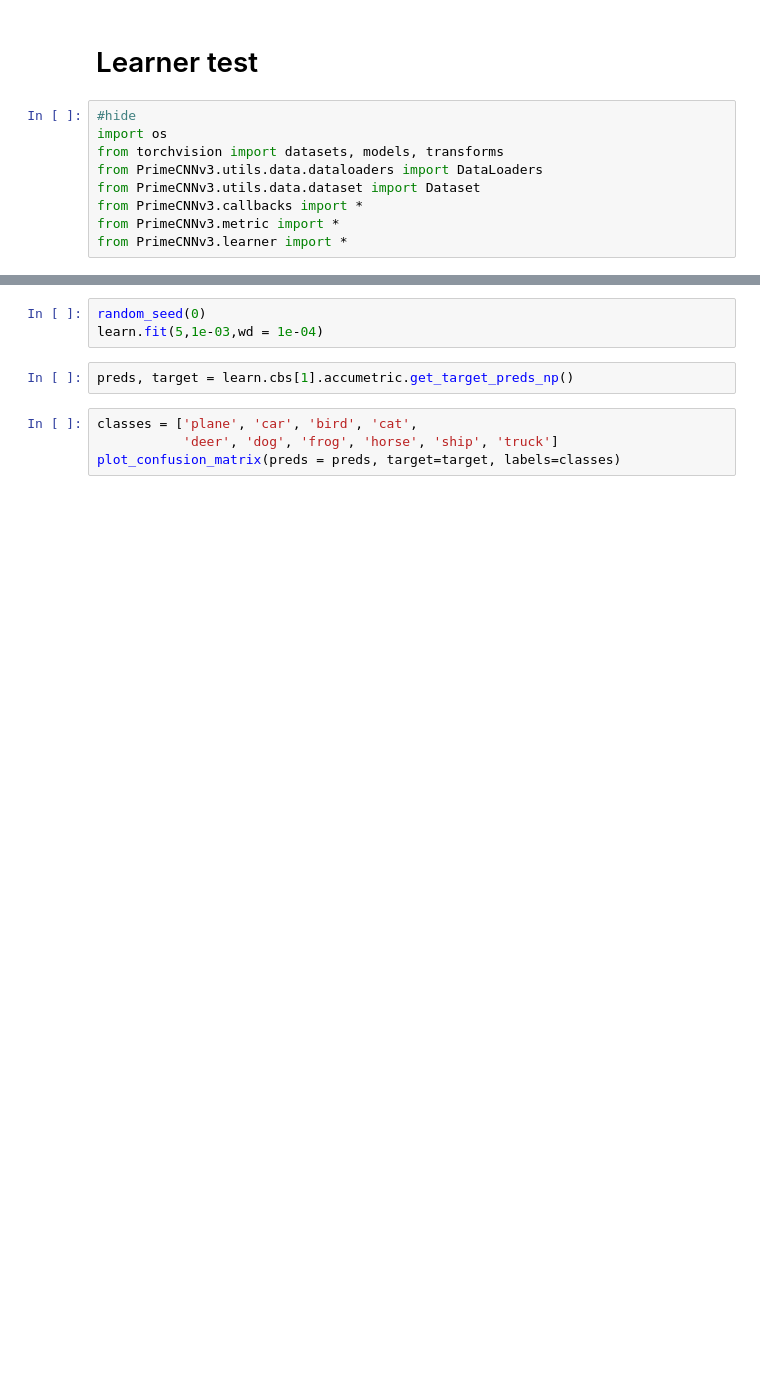
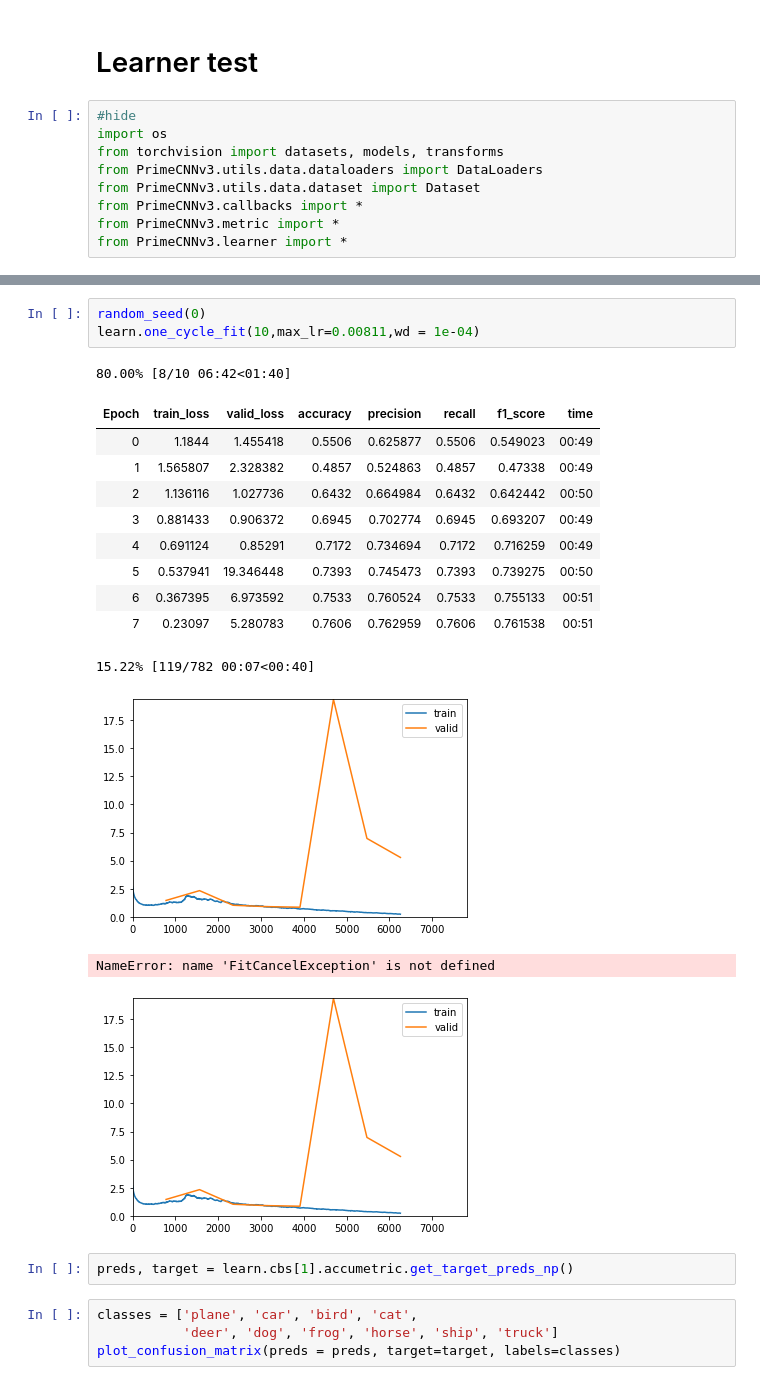
Before and after one commit to VedantWani/PrimeCNNv3, a Jupyter notebook: nbs_test/lib_test_workflow.ipynb, the cells around one changed output, grey strips where cells are left out. Drawn from its saved outputs; the diff is of its cells as text; blank space fills up the shorter version.

```diff
--- a/nbs_test/lib_test_workflow.ipynb
+++ b/nbs_test/lib_test_workflow.ipynb
@@ -97,6 +144,21 @@ learn.lr_finder()
 # %%
 random_seed(0)
-learn.fit(5,1e-03,wd = 1e-04)
+learn.one_cycle_fit(10,max_lr=0.00811,wd = 1e-04)
+# %% [output]
+80.00% [8/10 06:42<01:40]
+| Epoch | train_loss | valid_loss | accuracy | precision | recall | f1_score | time |
+| 0 | 1.1844 | 1.455418 | 0.5506 | 0.625877 | 0.5506 | 0.549023 | 00:49 |
+| 1 | 1.565807 | 2.328382 | 0.4857 | 0.524863 | 0.4857 | 0.47338 | 00:49 |
+| 2 | 1.136116 | 1.027736 | 0.6432 | 0.664984 | 0.6432 | 0.642442 | 00:50 |
+| 3 | 0.881433 | 0.906372 | 0.6945 | 0.702774 | 0.6945 | 0.693207 | 00:49 |
+| 4 | 0.691124 | 0.85291 | 0.7172 | 0.734694 | 0.7172 | 0.716259 | 00:49 |
+| 5 | 0.537941 | 19.346448 | 0.7393 | 0.745473 | 0.7393 | 0.739275 | 00:50 |
+| 6 | 0.367395 | 6.973592 | 0.7533 | 0.760524 | 0.7533 | 0.755133 | 00:51 |
+| 7 | 0.23097 | 5.280783 | 0.7606 | 0.762959 | 0.7606 | 0.761538 | 00:51 |
+15.22% [119/782 00:07<00:40]
+[figure, added]
+NameError: name 'FitCancelException' is not defined
+[figure, added]
 # %%
 preds, target = learn.cbs[1].accumetric.get_target_preds_np()
 # %%
```
Also changed, not shown: parts of 6 cells of this notebook, 7 other files.
